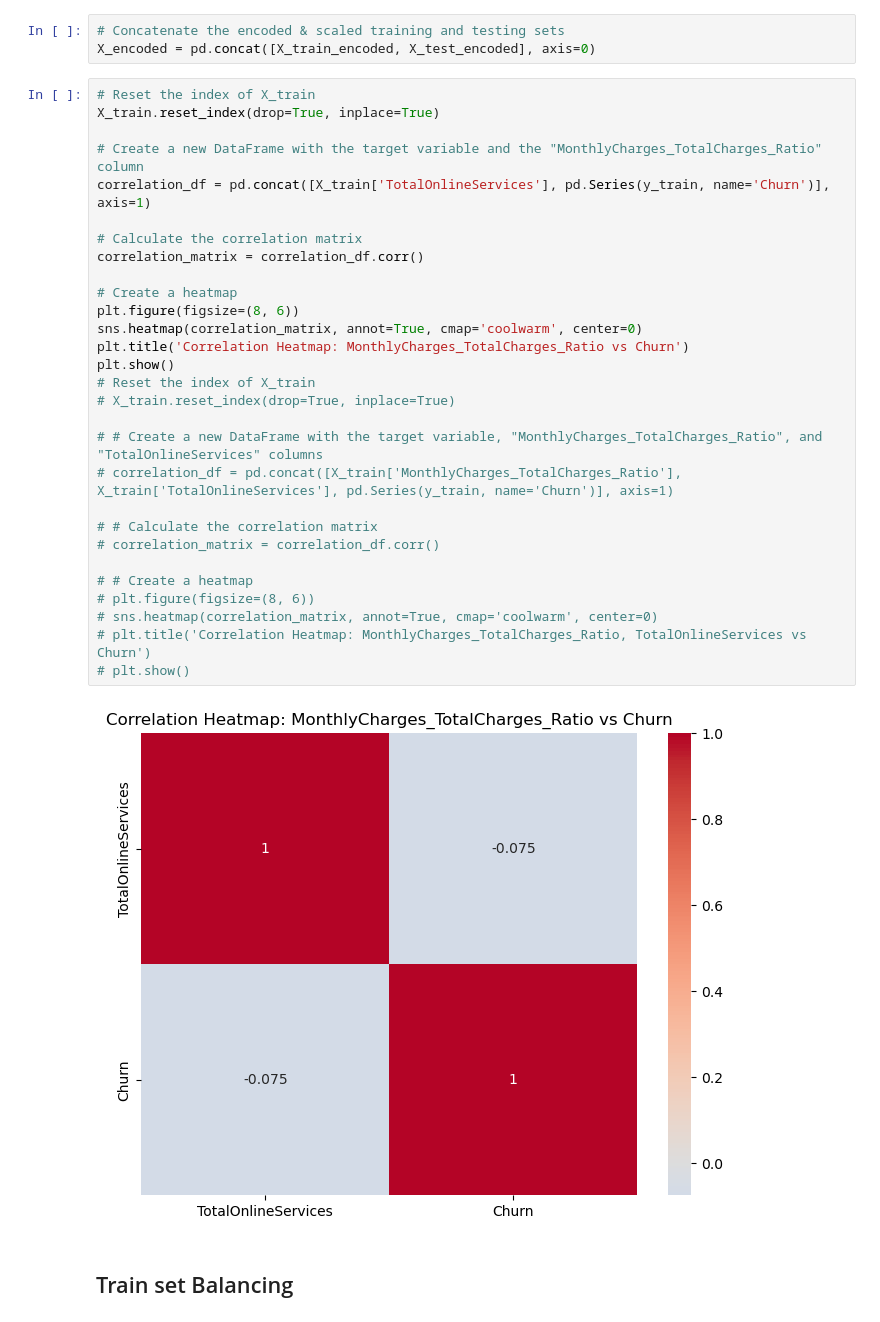
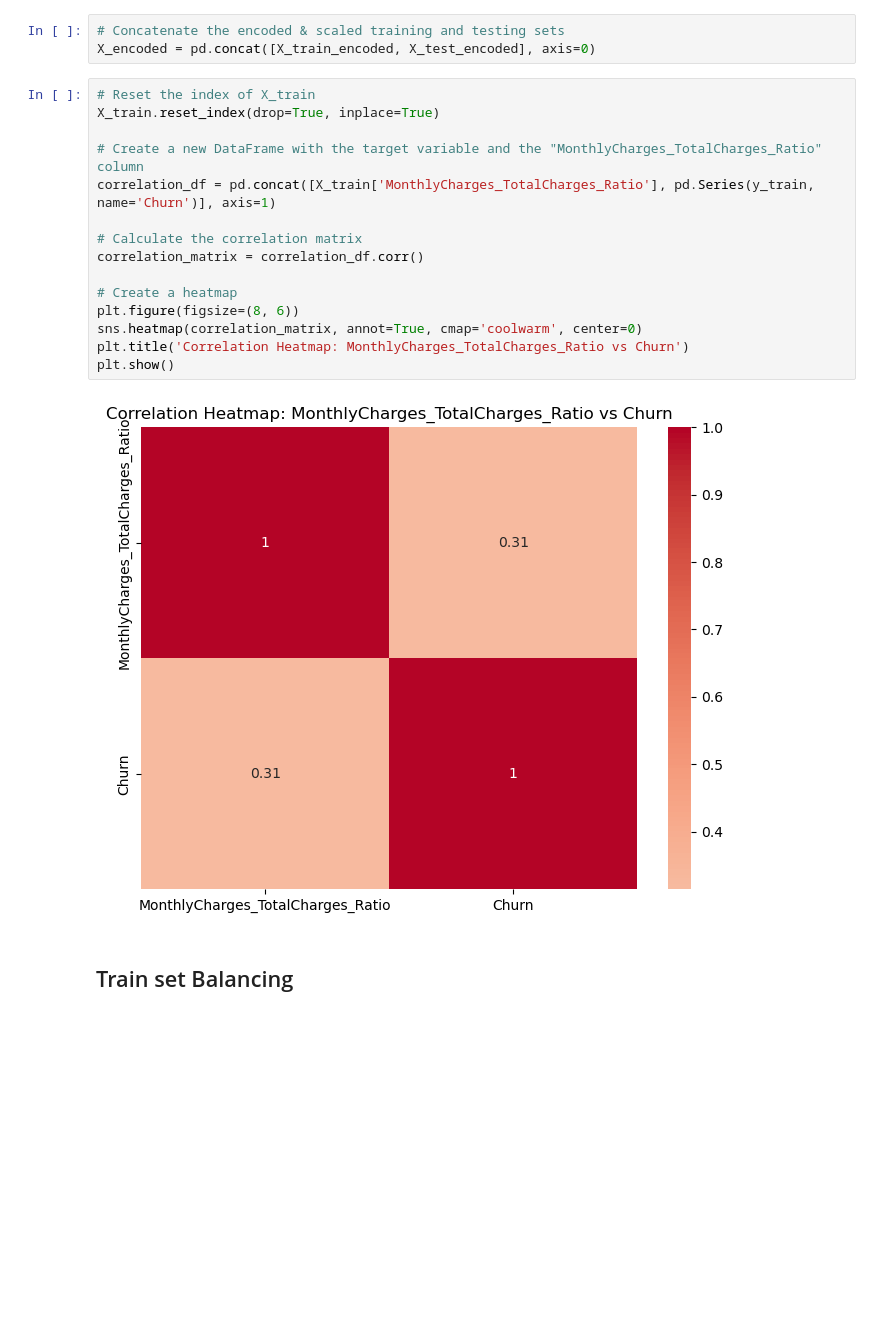
Before and after one commit to Israel-Anaba/Classification-Project-Customer-Attrition-Case, a Jupyter notebook: Customer Churn .ipynb, the cells around one changed output. Saved outputs shown, nothing was run; the diff lists cells and outputs as text; blank space fills up the shorter version.

```diff
--- a/Customer Churn .ipynb
+++ b/Customer Churn .ipynb
@@ -1005,37 +1008,23 @@ X_test_encoded[numerical] = scaler.transform(X_test[numerical])
 # %%
 # Concatenate the encoded & scaled training and testing sets
 X_encoded = pd.concat([X_train_encoded, X_test_encoded], axis=0)
-# %%
-# Reset the index of X_train
-X_train.reset_index(drop=True, inplace=True)
-
-# Create a new DataFrame with the target variable and the "MonthlyCharges_TotalCharges_Ratio" column
-correlation_df = pd.concat([X_train['TotalOnlineServices'], pd.Series(y_train, name='Churn')], axis=1)
-
-# Calculate the correlation matrix
-correlation_matrix = correlation_df.corr()
-
-# Create a heatmap
-plt.figure(figsize=(8, 6))
-sns.heatmap(correlation_matrix, annot=True, cmap='coolwarm', center=0)
-plt.title('Correlation Heatmap: MonthlyCharges_TotalCharges_Ratio vs Churn')
-plt.show()
-# Reset the index of X_train
-# X_train.reset_index(drop=True, inplace=True)
-
-# # Create a new DataFrame with the target variable, "MonthlyCharges_TotalCharges_Ratio", and "TotalOnlineServices" columns
-# correlation_df = pd.concat([X_train['MonthlyCharges_TotalCharges_Ratio'], X_train['TotalOnlineServices'], pd.Series(y_train, name='Churn')], axis=1)
-
-# # Calculate the correlation matrix
-# correlation_matrix = correlation_df.corr()
-
-# # Create a heatmap
-# plt.figure(figsize=(8, 6))
-# sns.heatmap(correlation_matrix, annot=True, cmap='coolwarm', center=0)
-# plt.title('Correlation Heatmap: MonthlyCharges_TotalCharges_Ratio, TotalOnlineServices vs Churn')
-# plt.show()
-# %% [output]
-[figure, removed]
+# %%
+# Reset the index of X_train
+X_train.reset_index(drop=True, inplace=True)
+
+# Create a new DataFrame with the target variable and the "MonthlyCharges_TotalCharges_Ratio" column
+correlation_df = pd.concat([X_train['MonthlyCharges_TotalCharges_Ratio'], pd.Series(y_train, name='Churn')], axis=1)
+
+# Calculate the correlation matrix
+correlation_matrix = correlation_df.corr()
+
+# Create a heatmap
+plt.figure(figsize=(8, 6))
+sns.heatmap(correlation_matrix, annot=True, cmap='coolwarm', center=0)
+plt.title('Correlation Heatmap: MonthlyCharges_TotalCharges_Ratio vs Churn')
+plt.show()
+# %% [output]
+[figure, added]
 # %% [markdown]
 ## Train set Balancing
 # %%
```
Also changed, not shown: parts of 37 cells of this notebook, 1 other file.
